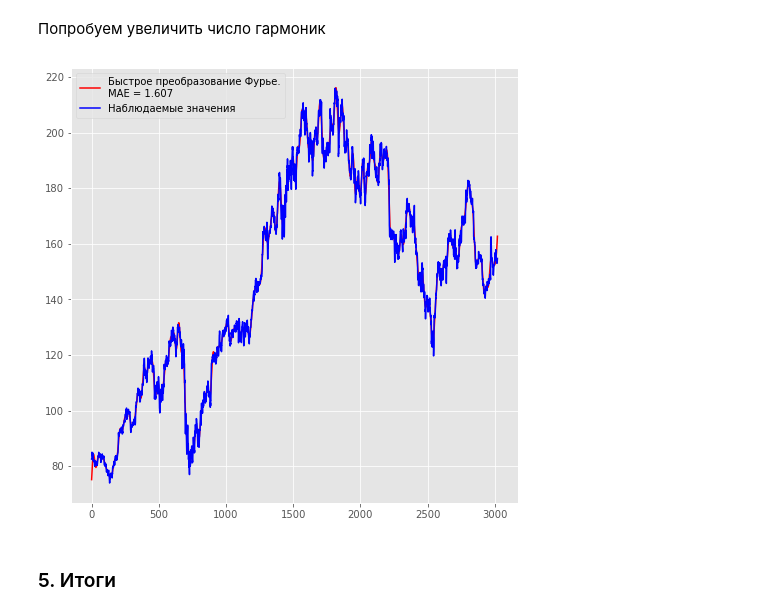
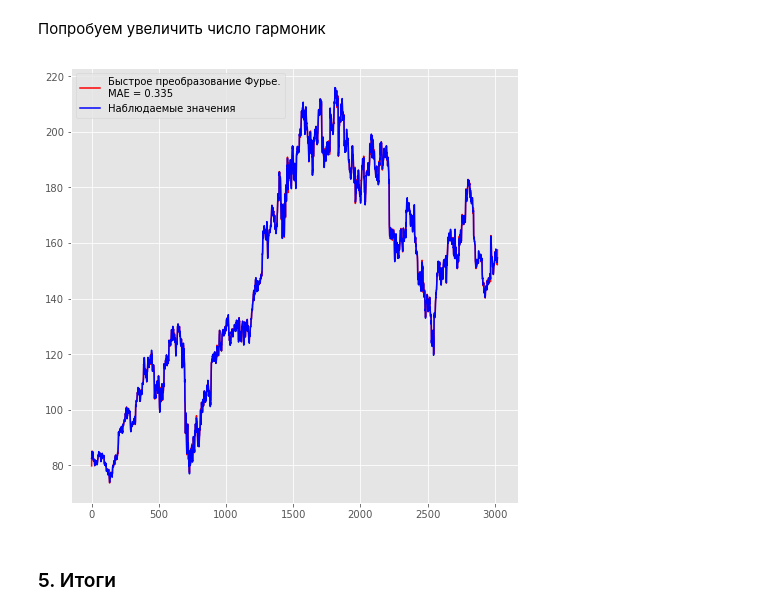
Before and after one commit to LuxAeterna311/DS-researches, a Jupyter notebook: Stocks analysis.ipynb, the cells around one changed output. Drawn from its saved outputs; the diff is of its cells as text; code cells hidden in the pictures.

```diff
--- a/Stocks analysis.ipynb
+++ b/Stocks analysis.ipynb
@@ -731,13 +732,13 @@ plt.legend();
 Попробуем увеличить число гармоник
 # %%
 n_predict = 0
-extrapolation = fourierExtrapolation(IBM_high, n_predict, n_harm = 100)
+extrapolation = fourierExtrapolation(IBM_high, n_predict, n_harm = 1000)
 
 plt.plot(extrapolation, 'r', label = 'Быстрое преобразование Фурье.\nMAE = %.3f' %
          mean_absolute_error(extrapolation, IBM_high.values));
 plt.plot(IBM_high.values, 'b', label = 'Наблюдаемые значения');
 plt.legend();
 # %% [output]
-[figure, old version]
+[figure, new version]
 # %% [markdown]
 ### 5. Итоги
```
Also changed, not shown: parts of 7 cells of this notebook.
